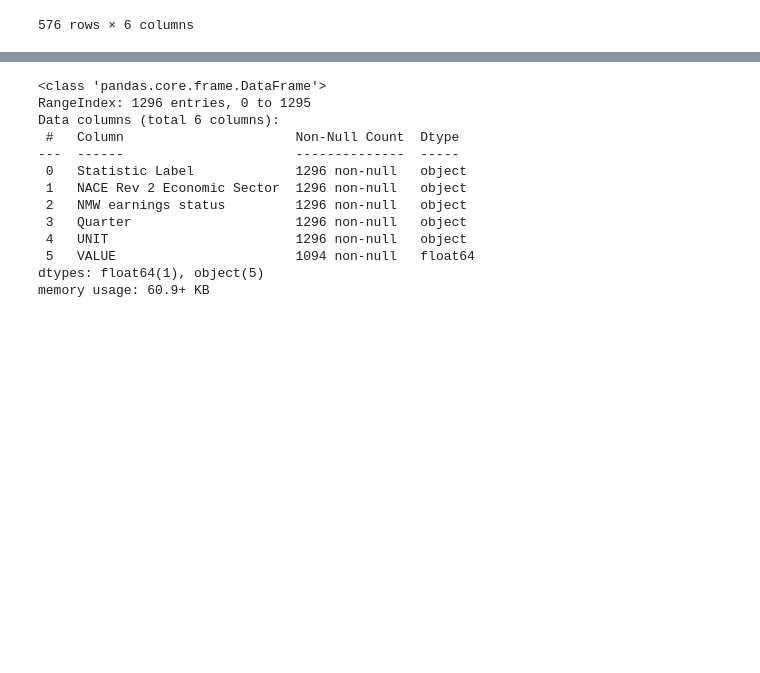
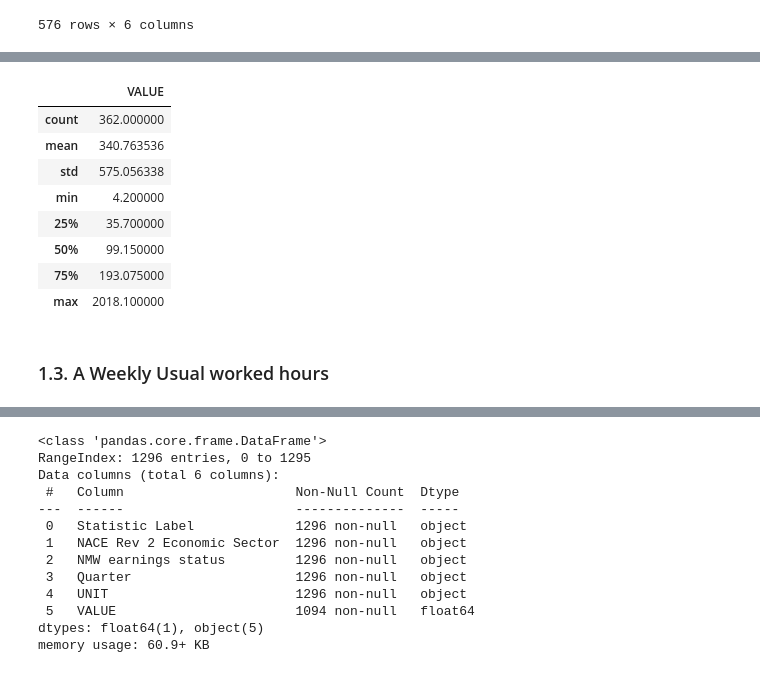
Before and after one commit to Usukhbayar95/Capstone_Project, a Jupyter notebook: Project.ipynb, the cells around one changed output, grey strips where cells are left out. Drawn from its saved outputs; the diff is of its cells as text; code cells hidden in the pictures; blank space fills up the shorter version.

```diff
--- a/Project.ipynb
+++ b/Project.ipynb
@@ -49,3 +96,17 @@ df_nat
+# %%
+df_nat.describe()
+# %% [output]
+|  | VALUE |
+| count | 362.000000 |
+| mean | 340.763536 |
+| std | 575.056338 |
+| min | 4.200000 |
+| 25% | 35.700000 |
+| 50% | 99.150000 |
+| 75% | 193.075000 |
+| max | 2018.100000 |
+# %% [markdown]
+### 1.3. A Weekly Usual worked hours
 # %%
 # Dataset by worked hours
 df_hours=pd.read_excel("MWA15.20230614T0906044.xlsx")
```
Also changed, not shown: parts of 28 cells of this notebook.
